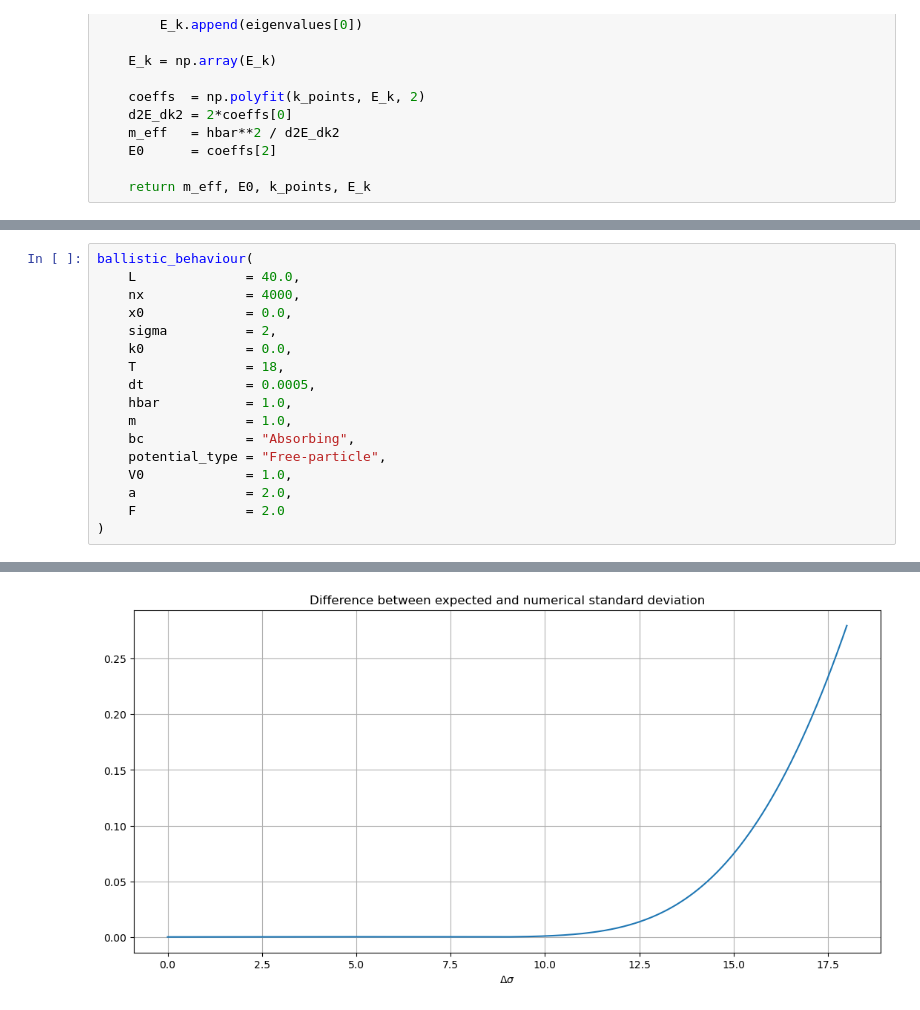
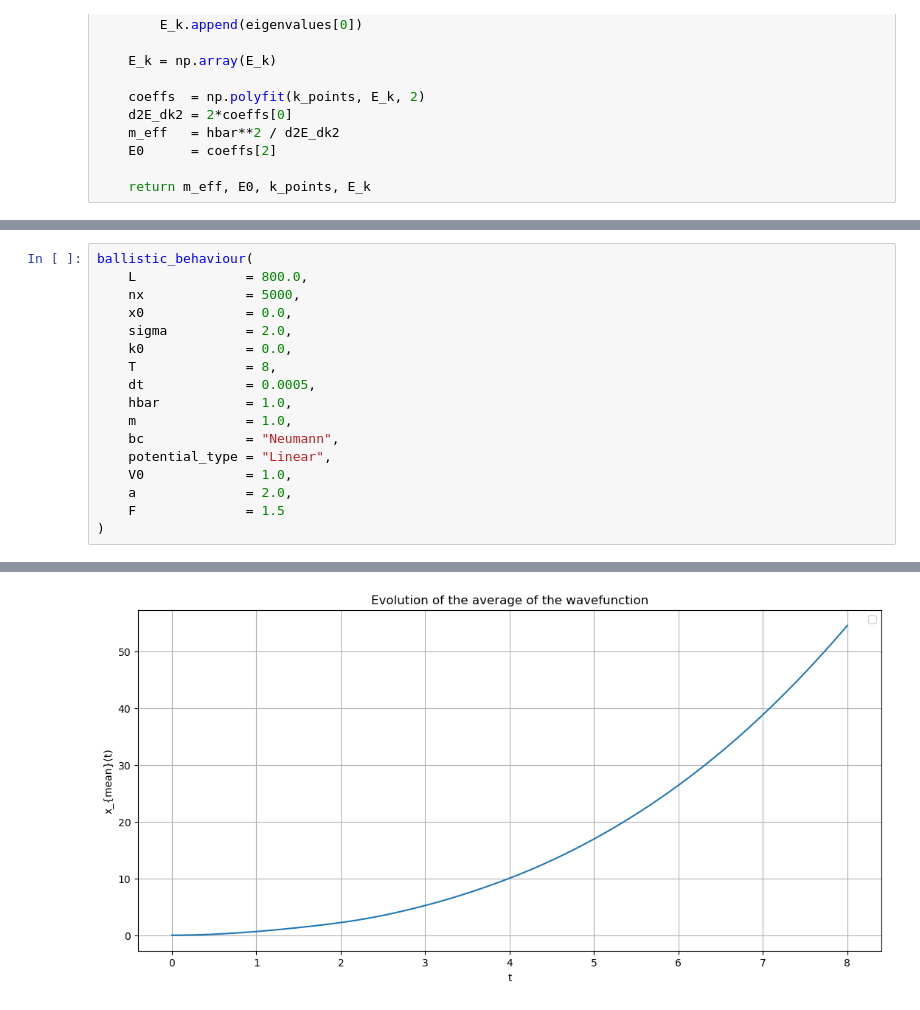
Before and after one commit to darioliotta/Quantum-Information-Project, a Jupyter notebook: colab_try.ipynb, the cells around one changed output, grey strips where cells are left out. Drawn from its saved outputs; the diff is of its cells as text.

```diff
--- a/colab_try.ipynb
+++ b/colab_try.ipynb
@@ -1294,19 +1311,19 @@ def ballistic_behaviour(L, nx, x0, sigma, k0, T, dt, hbar = 1.0, m = 1.0, bc = "
     plt.show()
 # %%
 ballistic_behaviour(
-    L              = 40.0,
-    nx             = 4000,
+    L              = 800.0,
+    nx             = 5000,
     x0             = 0.0,
-    sigma          = 2,
+    sigma          = 2.0,
     k0             = 0.0,
-    T              = 18,
+    T              = 8,
     dt             = 0.0005,
     hbar           = 1.0,
     m              = 1.0,
-    bc             = "Absorbing",
-    potential_type = "Free-particle",
+    bc             = "Neumann",
+    potential_type = "Linear",
     V0             = 1.0,
     a              = 2.0,
-    F              = 2.0
+    F              = 1.5
 )
 # %% [output]
@@ -1313 +1332 @@ ballistic_behaviour(
-[figure, old version]
+[figure, new version]
```
Also changed, not shown: parts of 3 cells of this notebook, 26 other files.
